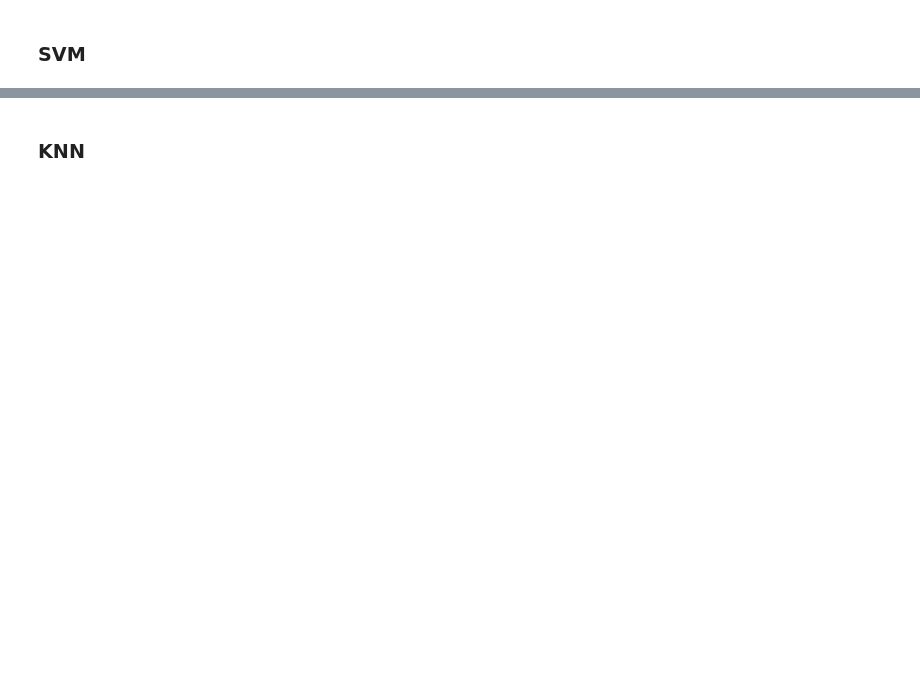
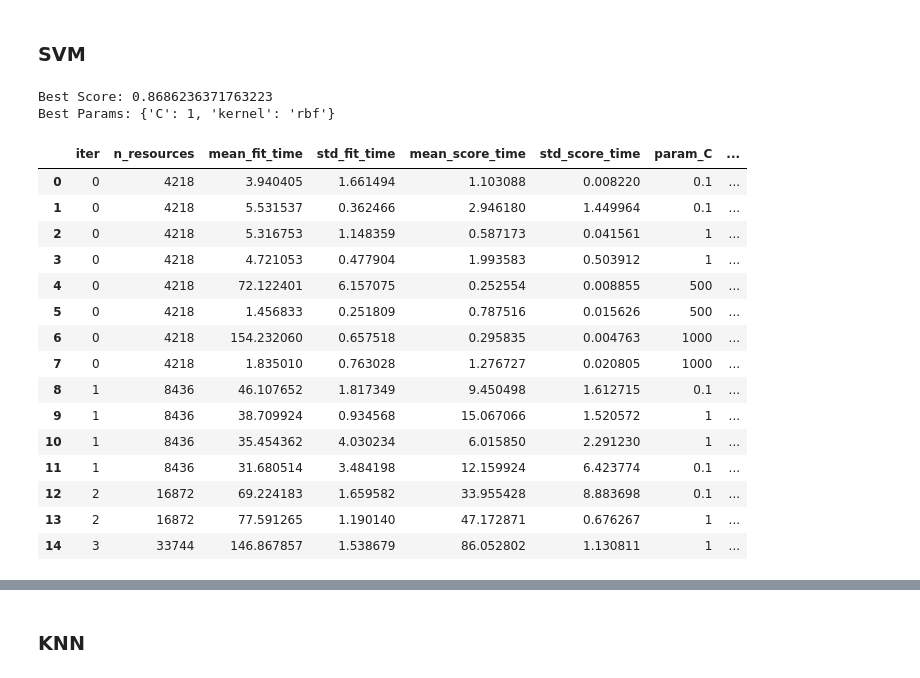
Before and after one commit to mryf323/ml_final_project, a Jupyter notebook: phase1.ipynb, the cells around one changed output, grey strips where cells are left out. Drawn from its saved outputs; the diff is of its cells as text; code cells hidden in the pictures; blank space fills up the shorter version.

```diff
--- a/phase1.ipynb
+++ b/phase1.ipynb
@@ -222,7 +222,7 @@ svc_grid = {
 }
 
 knn_grid = {
-    'n_neighbors' : [i for i in range(1,24,2)],
+    'n_neighbors' : [1, 100, 300, 500, 700, 900, 2000],
     'n_jobs' : [-1]
 }
 # %% [markdown]
@@ -274,7 +318,8 @@ analysis(Y_test, bow_svm.predict(X_test_bow))
 ### KNN
 # %%
 bow_knn = KNeighborsClassifier()
-bow_knn = GridSearchCV(estimator=bow_knn, param_grid=knn_grid, **general_grid_params)
+bow_knn = HalvingGridSearchCV(estimator=bow_knn, param_grid=knn_grid, cv = 4, scoring='f1', factor=2)
 bow_knn.fit(X_train_bow, Y_train)
-print(f'Best Score: {bow_svm.best_score_}')
-print(f'Best Params: {bow_svm.best_params_}')
+print(f'Best Score: {bow_knn.best_score_}')
+print(f'Best Params: {bow_knn.best_params_}')
+pd.DataFrame(bow_knn.cv_results_)
@@ -295,10 +375,6 @@ if not os.path.isfile('w2v.kv'):
      vectorizer.wv.save('w2v.kv')
 # %% [markdown]
 ### Logistic Regression
-# %%
-w2v_log = LogisticRegression(n_jobs=-1)
-w2v_log.fit(X_train_w2v, Y_train)
-analysis(Y_test, w2v_log.predict(X_test_w2v))
 # %%
 w2v_log = LogisticRegression()
 w2v_log = GridSearchCV(estimator=w2v_log, param_grid=logistic_grid, **general_grid_params)
@@ -311,9 +416,29 @@ analysis(Y_test, w2v_log.predict(X_test_w2v))
 ### SVM
 # %%
 w2v_svm = svm.SVC()
-w2v_svm = HalvingGridSearchCV(estimator=w2v_svm, param_grid=svc_grid, cv = 4, n_jobs= -1, scoring='f1', factor=2)
+w2v_svm = HalvingGridSearchCV(estimator=w2v_svm, param_grid=svc_grid, cv = 2, n_jobs= -1, scoring='f1', factor=2)
 w2v_svm.fit(X_train_w2v, Y_train)
 print(f'Best Score: {w2v_svm.best_score_}')
 print(f'Best Params: {w2v_svm.best_params_}')
+pd.DataFrame(w2v_svm.cv_results_)
+# %% [output]
+Best Score: 0.8686236371763223
+Best Params: {'C': 1, 'kernel': 'rbf'}
+|  | iter | n_resources | mean_fit_time | std_fit_time | mean_score_time | std_score_time | param_C | ... |
+| 0 | 0 | 4218 | 3.940405 | 1.661494 | 1.103088 | 0.008220 | 0.1 | ... |
+| 1 | 0 | 4218 | 5.531537 | 0.362466 | 2.946180 | 1.449964 | 0.1 | ... |
+| 2 | 0 | 4218 | 5.316753 | 1.148359 | 0.587173 | 0.041561 | 1 | ... |
+| 3 | 0 | 4218 | 4.721053 | 0.477904 | 1.993583 | 0.503912 | 1 | ... |
+| 4 | 0 | 4218 | 72.122401 | 6.157075 | 0.252554 | 0.008855 | 500 | ... |
+| 5 | 0 | 4218 | 1.456833 | 0.251809 | 0.787516 | 0.015626 | 500 | ... |
+| 6 | 0 | 4218 | 154.232060 | 0.657518 | 0.295835 | 0.004763 | 1000 | ... |
+| 7 | 0 | 4218 | 1.835010 | 0.763028 | 1.276727 | 0.020805 | 1000 | ... |
+| 8 | 1 | 8436 | 46.107652 | 1.817349 | 9.450498 | 1.612715 | 0.1 | ... |
+| 9 | 1 | 8436 | 38.709924 | 0.934568 | 15.067066 | 1.520572 | 1 | ... |
+| 10 | 1 | 8436 | 35.454362 | 4.030234 | 6.015850 | 2.291230 | 1 | ... |
+| 11 | 1 | 8436 | 31.680514 | 3.484198 | 12.159924 | 6.423774 | 0.1 | ... |
+| 12 | 2 | 16872 | 69.224183 | 1.659582 | 33.955428 | 8.883698 | 0.1 | ... |
+| 13 | 2 | 16872 | 77.591265 | 1.190140 | 47.172871 | 0.676267 | 1 | ... |
+| 14 | 3 | 33744 | 146.867857 | 1.538679 | 86.052802 | 1.130811 | 1 | ... |
 # %%
 analysis(Y_test, w2v_svm.predict(X_test_w2v))
```
Also changed, not shown: parts of 21 cells of this notebook, 1 other file.
